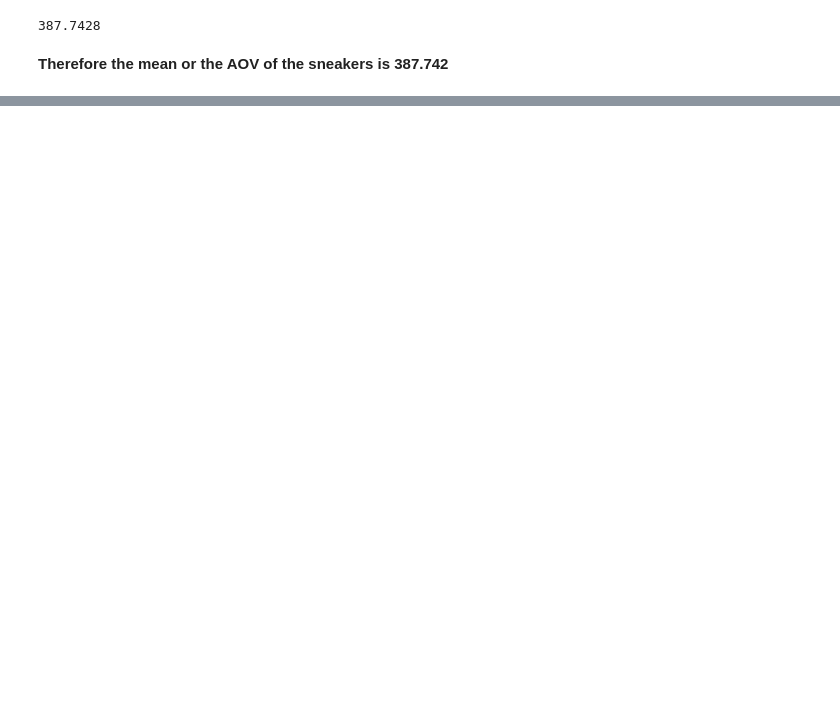
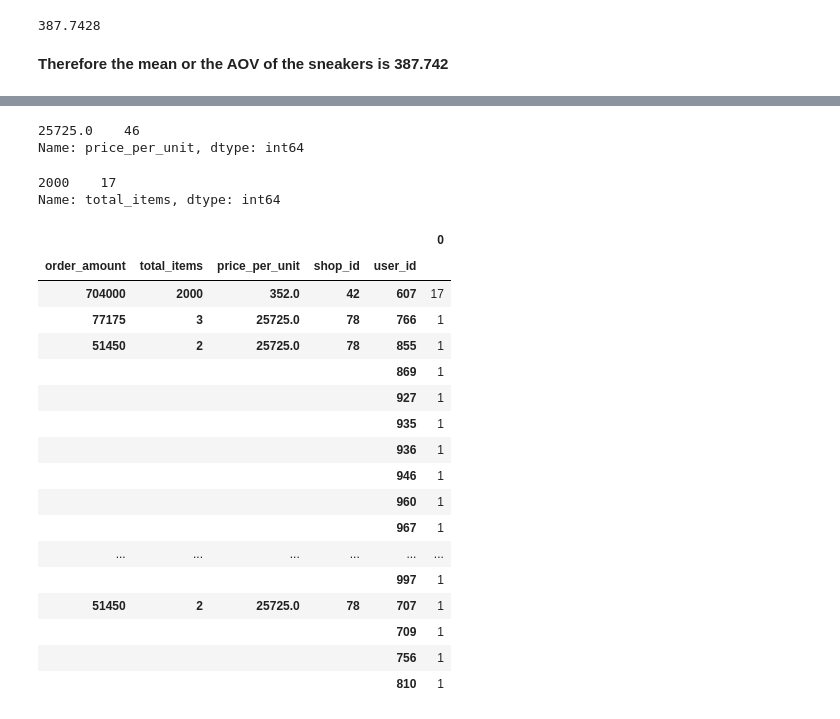
Before and after one commit to valli180/shopify_challenge, a Jupyter notebook: shopify_project.ipynb, the cells around one changed output, grey strips where cells are left out. Drawn from its saved outputs; the diff is of its cells as text; code cells hidden in the pictures; blank space fills up the shorter version.

```diff
--- a/shopify_project.ipynb
+++ b/shopify_project.ipynb
@@ -39,0 +94,37 @@ df["price_per_unit"].mean()
+# %%
+# finding number of values above mean and its value
+df[df["price_per_unit"]>df["price_per_unit"].mean()]["price_per_unit"].value_counts()
+# %% [output]
+25725.0    46
+Name: price_per_unit, dtype: int64
+# %%
+# finding number of values above mean and its value
+df[df["total_items"]>df["total_items"].mean()]["total_items"].value_counts()
+# %% [output]
+2000    17
+Name: total_items, dtype: int64
+# %%
+# finding number of values above mean and its value
+df_counts_max = df[df["order_amount"]>df["order_amount"].mean()][
+    ["order_amount","total_items", "price_per_unit", "shop_id", "user_id"]
+].value_counts()
+pd.DataFrame(df_counts_max)
+# %% [output]
+|  |  |  |  |  | 0 |
+| order_amount | total_items | price_per_unit | shop_id | user_id |  |
+| 704000 | 2000 | 352.0 | 42 | 607 | 17 |
+| 77175 | 3 | 25725.0 | 78 | 766 | 1 |
+| 51450 | 2 | 25725.0 | 78 | 855 | 1 |
+|  |  |  |  | 869 | 1 |
+|  |  |  |  | 927 | 1 |
+|  |  |  |  | 935 | 1 |
+|  |  |  |  | 936 | 1 |
+|  |  |  |  | 946 | 1 |
+|  |  |  |  | 960 | 1 |
+|  |  |  |  | 967 | 1 |
+| ... | ... | ... | ... | ... | ... |
+|  |  |  |  | 997 | 1 |
+| 51450 | 2 | 25725.0 | 78 | 707 | 1 |
+|  |  |  |  | 709 | 1 |
+|  |  |  |  | 756 | 1 |
+|  |  |  |  | 810 | 1 |
```
Also changed, not shown: parts of 24 cells of this notebook, 3 other files.
